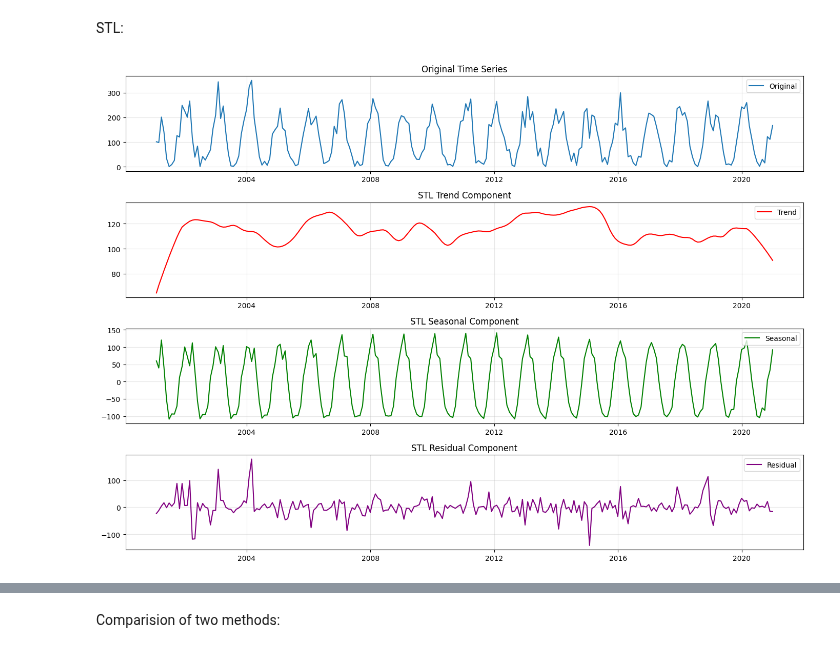
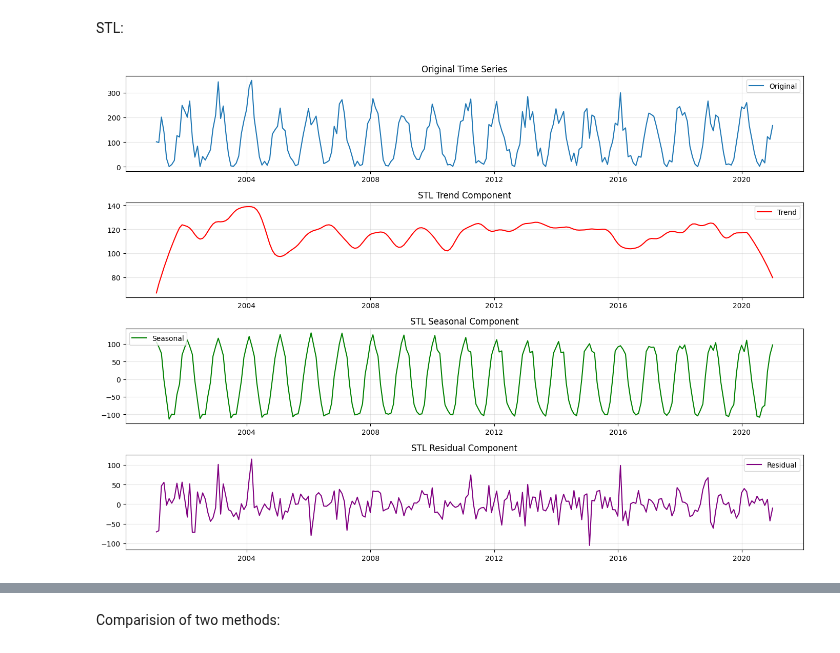
Before and after one commit to Kizza2014/time_series_climate_weather_surface_of_Brazil, a Jupyter notebook: analysis.ipynb, the cells around one changed output, grey strips where cells are left out. Drawn from its saved outputs; the diff is of its cells as text; code cells hidden in the pictures.

```diff
--- a/analysis.ipynb
+++ b/analysis.ipynb
@@ -362,11 +458,7 @@ plt.show()
 # %% [markdown]
 STL:
 # %%
-stl = STL(data['prcp'],
-          seasonal=13,  # Period length (slightly higher than 12 for flexibility)
-          seasonal_deg=1,  # Degree of seasonal smoothing polynomial
-          trend=21,  # Length of trend smoothing window
-          robust=True)  # Using robust fitting to handle outliers
+stl = STL(data['prcp'], seasonal=13, seasonal_deg=1, trend=21, robust=False)
 
 res_stl = stl.fit()
 
@@ -378,31 +470,31 @@ plt.subplot(4, 1, 1)
 plt.plot(data.index, data['prcp'], label='Original')
 plt.title('Original Time Series')
 plt.legend()
 plt.grid(True, alpha=0.3)
 
 # Trend component
 plt.subplot(4, 1, 2)
 plt.plot(data.index, res_stl.trend, label='Trend', color='red')
 plt.title('STL Trend Component')
 plt.legend()
 plt.grid(True, alpha=0.3)
 
 # Seasonal component
 plt.subplot(4, 1, 3)
 plt.plot(data.index, res_stl.seasonal, label='Seasonal', color='green')
 plt.title('STL Seasonal Component')
 plt.legend()
 plt.grid(True, alpha=0.3)
 
 # Residual component
 plt.subplot(4, 1, 4)
 plt.plot(data.index, res_stl.resid, label='Residual', color='purple')
 plt.title('STL Residual Component')
 plt.legend()
 plt.grid(True, alpha=0.3)
 
 plt.tight_layout()
 # plt.savefig('decomposition/stl_decomposition_results.png', dpi=300)
 plt.show()
 # %% [output]
-[figure, old version]
+[figure, new version]
```
Also changed, not shown: parts of 11 cells of this notebook, 11 other files.
